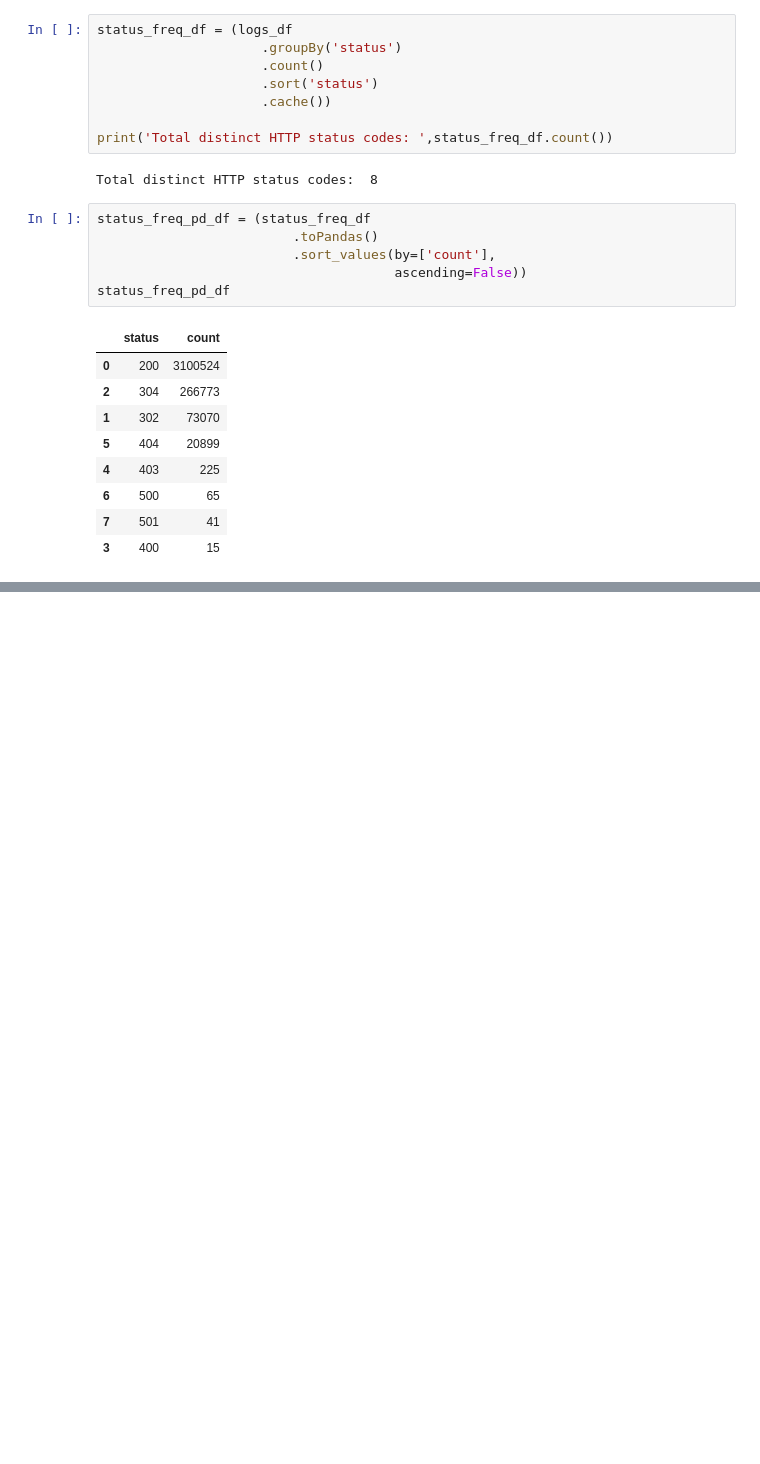
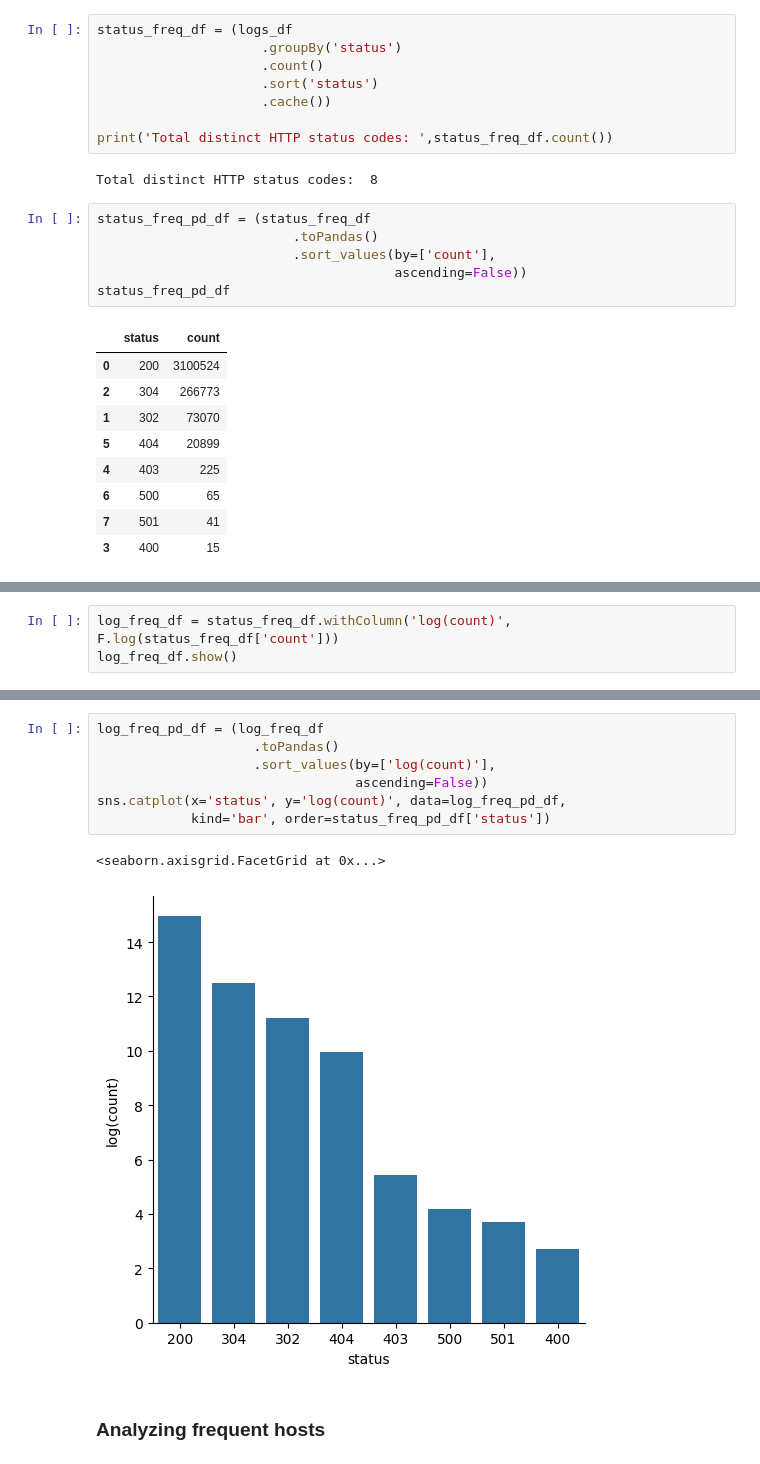
Before and after one commit to Schrrodinger/Server-Log-Analysis-with-NASA-HTTP-Dataset, a Jupyter notebook: 1.ipynb, the cells around one changed output, grey strips where cells are left out. Cells and saved outputs as stored; diff of their text form; blank space fills up the shorter version.

Commit message:
update data analysis

```diff
--- a/1.ipynb
+++ b/1.ipynb
@@ -517,0 +548,3 @@ ImportError: cannot import name 'MatplotlibDeprecationWarning' from 'matplotlib.
+# %%
+log_freq_df = status_freq_df.withColumn('log(count)', F.log(status_freq_df['count']))
+log_freq_df.show()
@@ -517,0 +564,12 @@ ImportError: cannot import name 'MatplotlibDeprecationWarning' from 'matplotlib.
+# %%
+log_freq_pd_df = (log_freq_df
+                    .toPandas()
+                    .sort_values(by=['log(count)'],
+                                 ascending=False))
+sns.catplot(x='status', y='log(count)', data=log_freq_pd_df,
+            kind='bar', order=status_freq_pd_df['status'])
+# %% [output]
+<seaborn.axisgrid.FacetGrid at 0x...>
+[figure, added]
+# %% [markdown]
+### Analyzing frequent hosts
```
Also changed, not shown: parts of 27 cells of this notebook.
